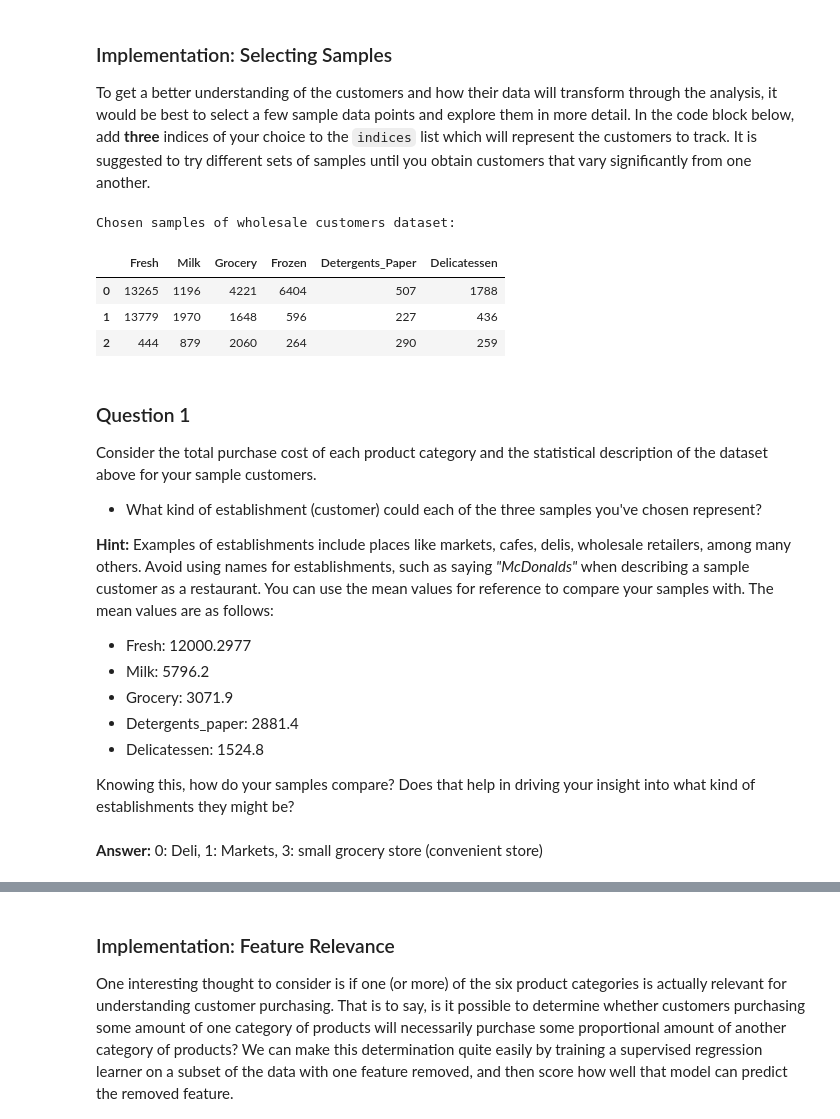
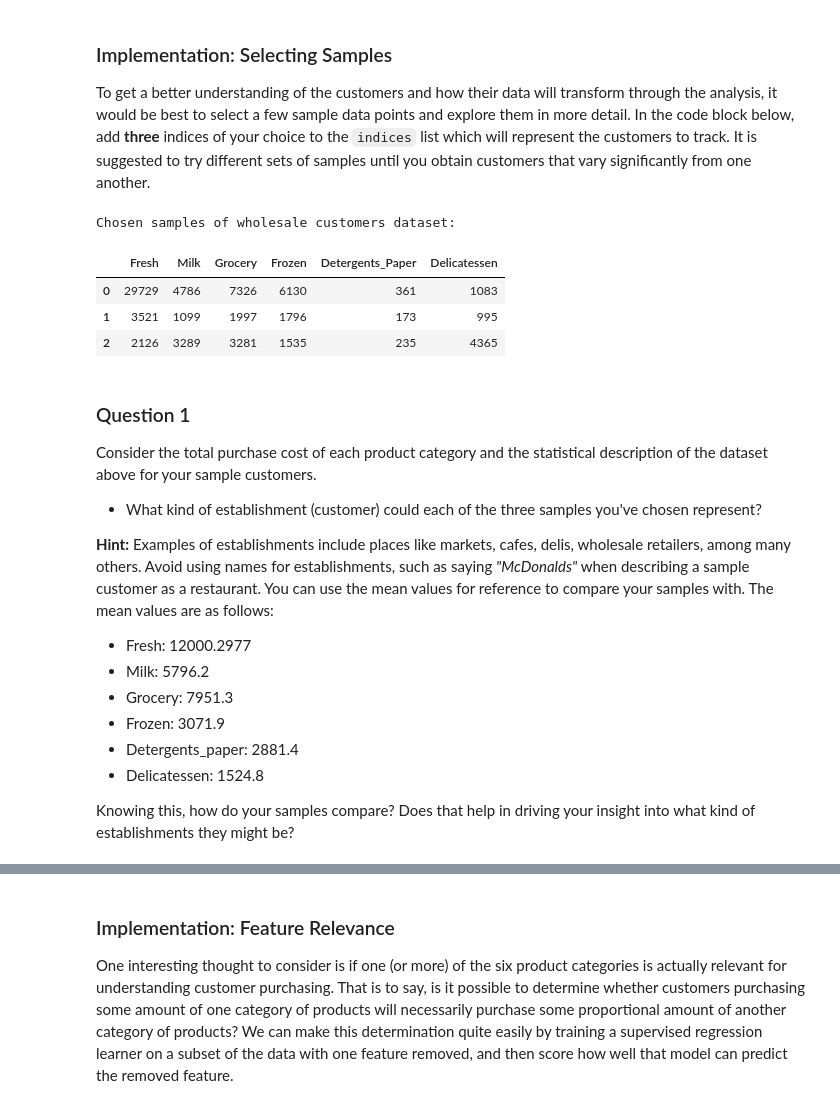
Before and after one commit to wang-zhe/Udacity-Review-Statistics, a Jupyter notebook: customer_segments.ipynb, the cells around one changed output, grey strips where cells are left out. Saved outputs shown, nothing was run; the diff lists cells and outputs as text; code cells hidden in the pictures.

```diff
--- a/customer_segments.ipynb
+++ b/customer_segments.ipynb
@@ -60,18 +64,18 @@ display(data.describe())
 To get a better understanding of the customers and how their data will transform through the analysis, it would be best to select a few sample data points and explore them in more detail. In the code block below, add **three** indices of your choice to the `indices` list which will represent the customers to track. It is suggested to try different sets of samples until you obtain customers that vary significantly from one another.
 # %%
 # TODO: Select three indices of your choice you wish to sample from the dataset
-indices = [3,58,299]
+indices = [33, 350, 411]
 
 # Create a DataFrame of the chosen samples
 samples = pd.DataFrame(data.loc[indices], columns = data.keys()).reset_index(drop = True)
 print("Chosen samples of wholesale customers dataset:")
 display(samples)
 # %% [output]
 Chosen samples of wholesale customers dataset:
 |  | Fresh | Milk | Grocery | Frozen | Detergents_Paper | Delicatessen |
-| 0 | 13265 | 1196 | 4221 | 6404 | 507 | 1788 |
-| 1 | 13779 | 1970 | 1648 | 596 | 227 | 436 |
-| 2 | 444 | 879 | 2060 | 264 | 290 | 259 |
+| 0 | 29729 | 4786 | 7326 | 6130 | 361 | 1083 |
+| 1 | 3521 | 1099 | 1997 | 1796 | 173 | 995 |
+| 2 | 2126 | 3289 | 3281 | 1535 | 235 | 4365 |
 # %% [markdown]
 ### Question 1
 Consider the total purchase cost of each product category and the statistical description of the dataset above for your sample customers.
@@ -82,10 +86,9 @@ Consider the total purchase cost of each product category and the statistical de
 
 * Fresh: 12000.2977
 * Milk: 5796.2
-* Grocery: 3071.9
+* Grocery: 7951.3
+* Frozen: 3071.9
 * Detergents_paper: 2881.4
 * Delicatessen: 1524.8
 
 Knowing this, how do your samples compare? Does that help in driving your insight into what kind of establishments they might be?
-# %% [markdown]
-**Answer:** 0: Deli, 1: Markets, 3: small grocery store (convenient store)
```
Also changed, not shown: parts of 61 cells of this notebook.
